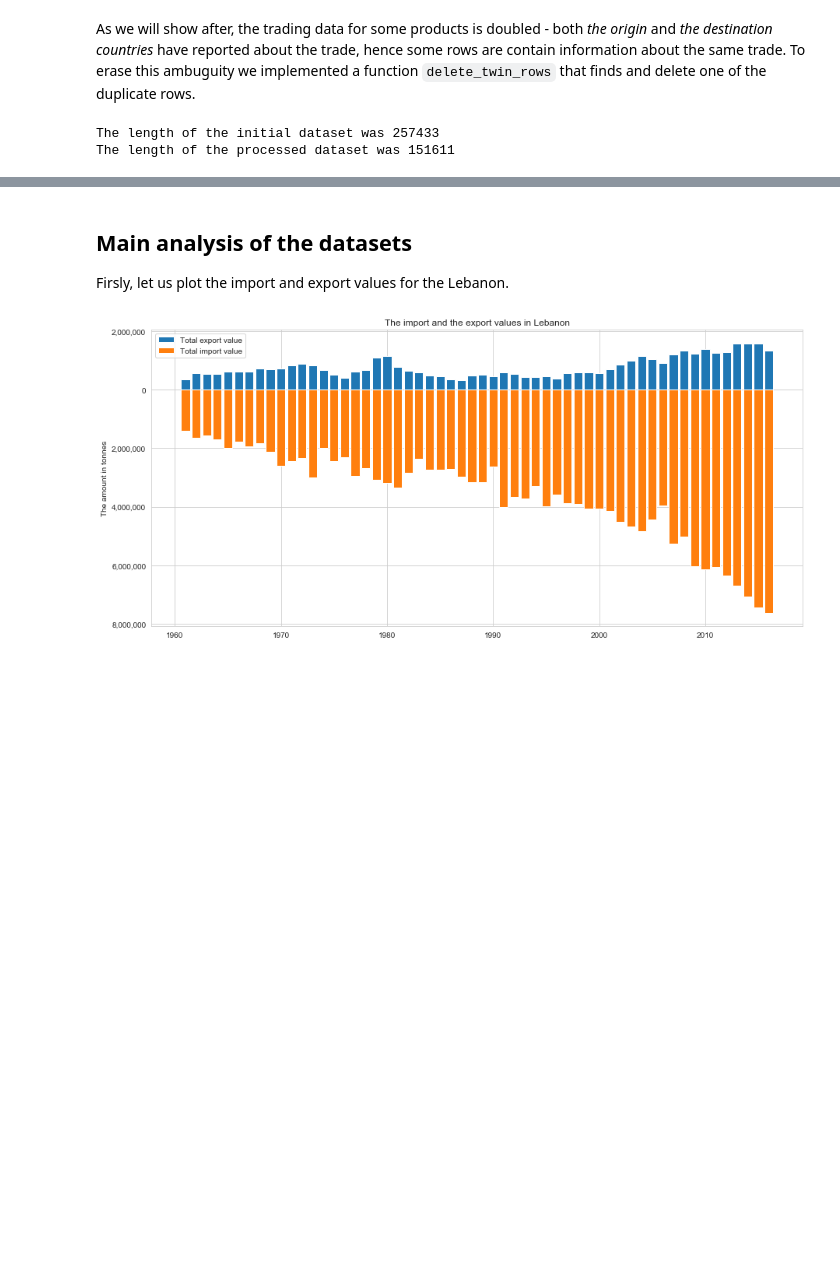
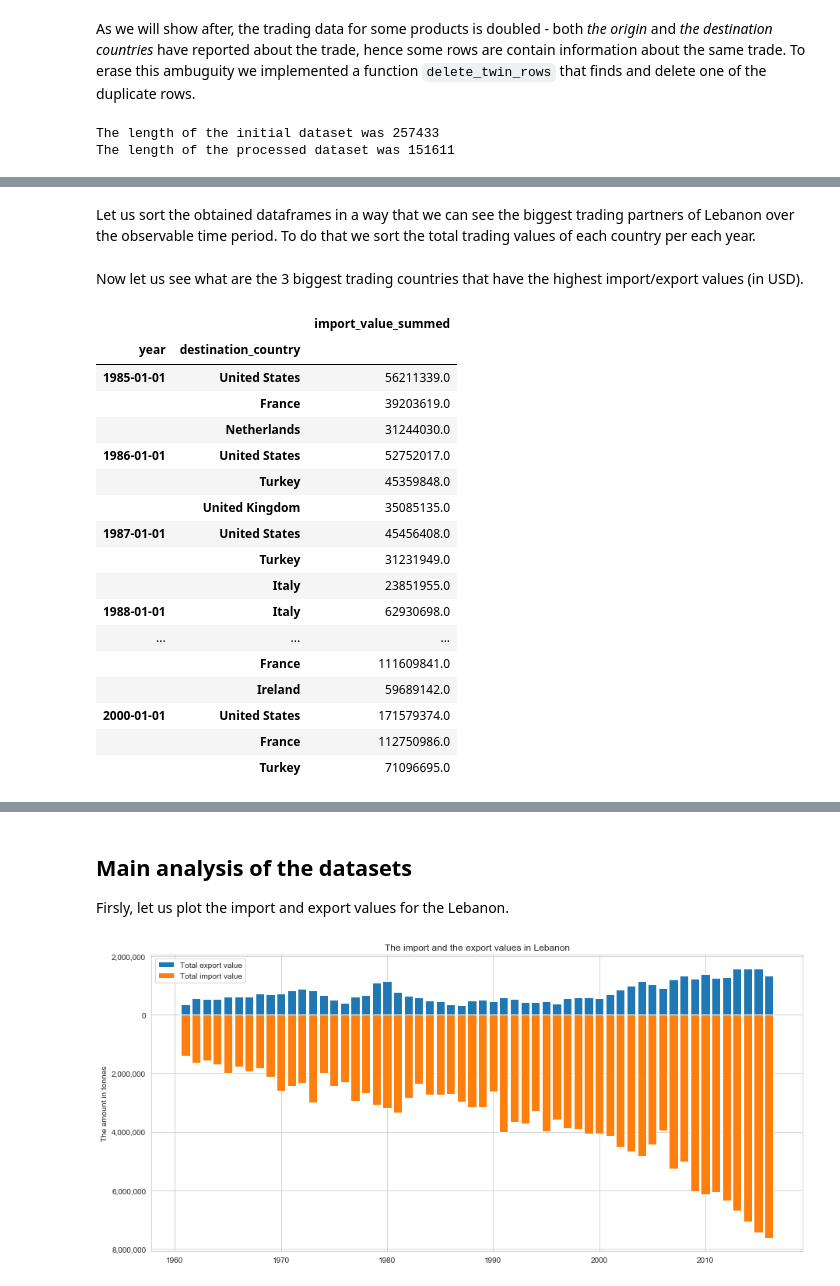
Before and after one commit to pull-fiction/make-crops-not-war, a Jupyter notebook: notebooks/analysis_import_export_data.ipynb, the cells around one changed output, grey strips where cells are left out. Drawn from its saved outputs; the diff is of its cells as text; code cells hidden in the pictures; blank space fills up the shorter version.

Commit message:
added analysis about biggest trading countries

```diff
--- a/notebooks/analysis_import_export_data.ipynb
+++ b/notebooks/analysis_import_export_data.ipynb
@@ -335,6 +335,10 @@ print('The length of the processed dataset was %d' % lebanon_trading_data_destin
 
 # Delete the origin_country column as it is useless now
 lebanon_trading_data_destinations.drop(columns='origin_country', inplace=True)
+
+# Drop the rows with country labels that are useless for your project
+lebanon_trading_data_destinations = lebanon_trading_data_destinations[lebanon_trading_data_destinations['destination_country'] != 0]
+lebanon_trading_data_destinations = lebanon_trading_data_destinations[lebanon_trading_data_destinations['destination_country'] != 'World']
 # %% [output]
 The length of the initial dataset was 257433
 The length of the processed dataset was 151611
@@ -340,0 +355,63 @@ The length of the processed dataset was 151611
+# %% [markdown]
+Let us sort the obtained dataframes in a way that we can see the biggest trading partners of Lebanon over the observable time period. To do that we sort the total trading values of each country per each year.
+# %%
+# Creating the sorted version of the destinations import dataset
+lebanon_import_sorted = (lebanon_import_directions.groupby(['year', 'destination_country'])
+                             # sum the import value
+                             .sum()
+                                 # drop the trash column
+                                 .drop(columns='item')
+                                     # group by year
+                                     .groupby(level='year', group_keys=False)
+                                         # and sort the countries by summed import value for each year
+                                         .apply(lambda x: x.sort_values(by='import_value', ascending=False))
+                                             # rename the import column as it contains summed value
+                                             .rename(columns={'import_value': 'import_value_summed'})
+                        )
+
+# Creating the sorted version of the destinations export dataset
+lebanon_export_sorted = (lebanon_export_directions.groupby(['year', 'destination_country'])
+                             # sum the export value
+                             .sum()
+                                 # drop the trash column
+                                 .drop(columns='item')
+                                     # group by year
+                                     .groupby(level='year', group_keys=False)
+                                         # and sort the countries by summed export value for each year
+                                         .apply(lambda x: x.sort_values(by='export_value', ascending=False))
+                                             # rename the export column as it contains summed value
+                                             .rename(columns={'export_value': 'export_value_summed'})
+                        )
+# %% [markdown]
+Now let us see what are the 3 biggest trading countries that have the highest import/export values (in USD).
+# %%
+# Get the 3 biggest import countries for each year
+lebanon_import_3_largest_countries = (lebanon_import_sorted.groupby(level='year', group_keys=False)
+                                          .apply(lambda sub_df: sub_df.nlargest(n=3, columns='import_value_summed'))
+                                     )
+
+# Get the 3 biggest export countries for each year
+lebanon_export_3_largest_countries = (lebanon_export_sorted.groupby(level='year', group_keys=False)
+                                          .apply(lambda sub_df: sub_df.nlargest(n=3, columns='export_value_summed'))
+                                     )
+# %%
+lebanon_import_3_largest_countries.loc['1985-01-01':'2000-01-01'].head(60)
+# %% [output]
+|  |  | import_value_summed |
+| year | destination_country |  |
+| 1985-01-01 | United States | 56211339.0 |
+|  | France | 39203619.0 |
+|  | Netherlands | 31244030.0 |
+| 1986-01-01 | United States | 52752017.0 |
+|  | Turkey | 45359848.0 |
+|  | United Kingdom | 35085135.0 |
+| 1987-01-01 | United States | 45456408.0 |
+|  | Turkey | 31231949.0 |
+|  | Italy | 23851955.0 |
+| 1988-01-01 | Italy | 62930698.0 |
+| ... | ... | ... |
+|  | France | 111609841.0 |
+|  | Ireland | 59689142.0 |
+| 2000-01-01 | United States | 171579374.0 |
+|  | France | 112750986.0 |
+|  | Turkey | 71096695.0 |
```
Also changed, not shown: parts of 3 cells of this notebook.
